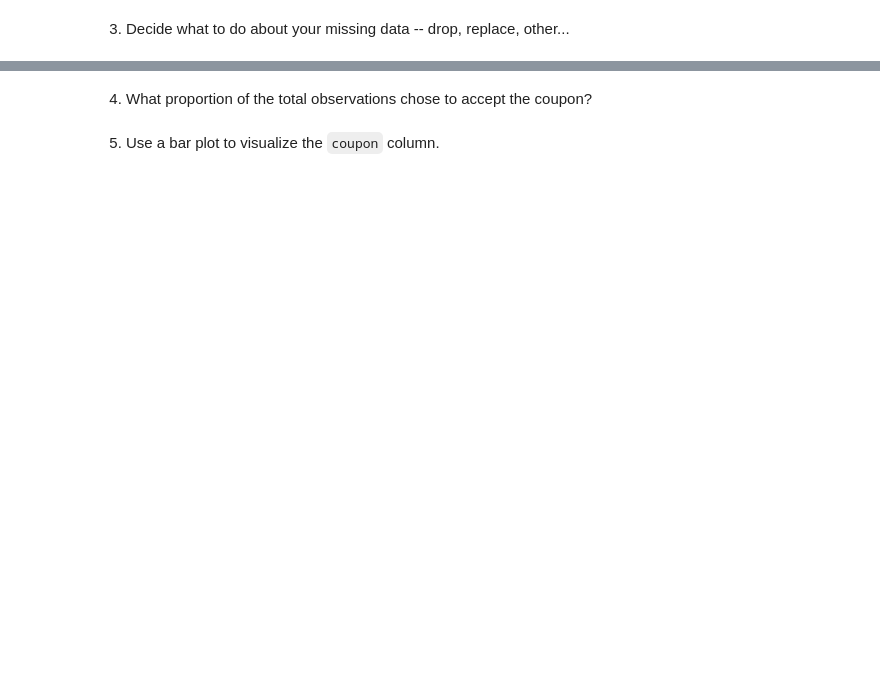
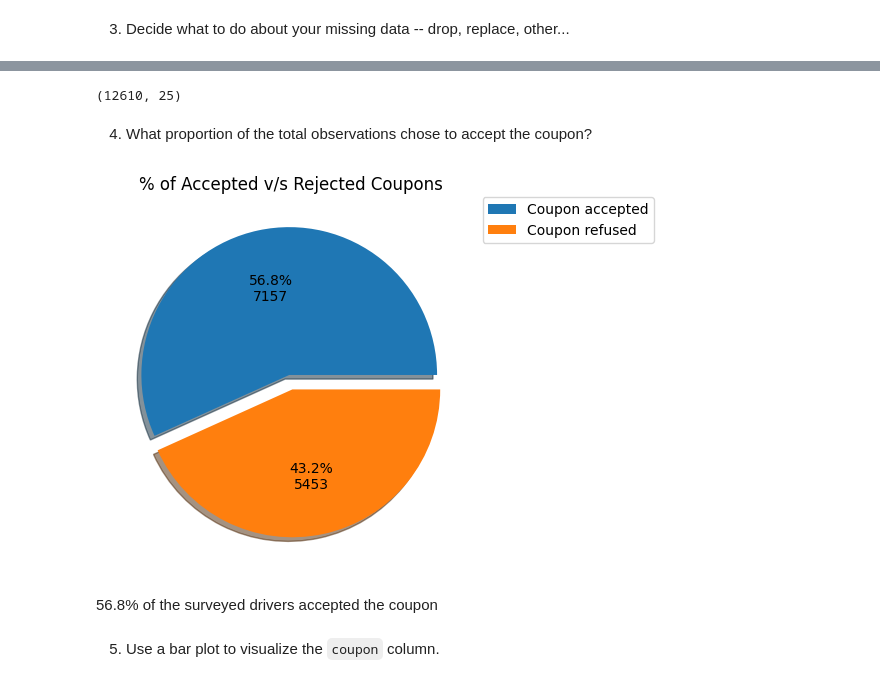
Before and after one commit to yoda-aus/driver-coupons, a Jupyter notebook: prompt.ipynb, the cells around one changed output, grey strips where cells are left out. Cells and saved outputs as stored; diff of their text form; code cells hidden in the pictures; blank space fills up the shorter version.

```diff
--- a/prompt.ipynb
+++ b/prompt.ipynb
@@ -84,0 +112,3 @@ data.head()
+# %%
+data = data.drop(columns=['car'])
+data
@@ -85,4 +129,27 @@ data.head()
+# %%
+#Check for duplicates and drop them
+data = data.drop_duplicates()
+# %%
+data.shape
+# %% [output]
+(12610, 25)
 # %% [markdown]
 4. What proportion of the total observations chose to accept the coupon?
+# %%
+# Checking the coupon acceptance v/s rejection rate for the entire dataset
+custom_labels = ["Coupon accepted","Coupon refused"]
+
+def format(x):
+    return '{:1.1f}%\n{:.0f}'.format(x,  (data['Y'].value_counts().values.sum())*x/100)
+
+data_Y = data["Y"].value_counts()
+
+ax = data_Y.plot(kind="pie", autopct=format, shadow=True, explode=[0.05, 0.05], labels=custom_labels, legend=True, title='% of Accepted v/s Rejected Coupons',ylabel='', labeldistance=None)
+ax.legend(bbox_to_anchor=(1, 1.02), loc='upper left')
+plt.show()
+# %% [output]
+[figure, added]
+# %% [markdown]
+56.8% of the surveyed drivers accepted the coupon
 # %% [markdown]
 5. Use a bar plot to visualize the `coupon` column.
```
Also changed, not shown: parts of 28 cells of this notebook.
